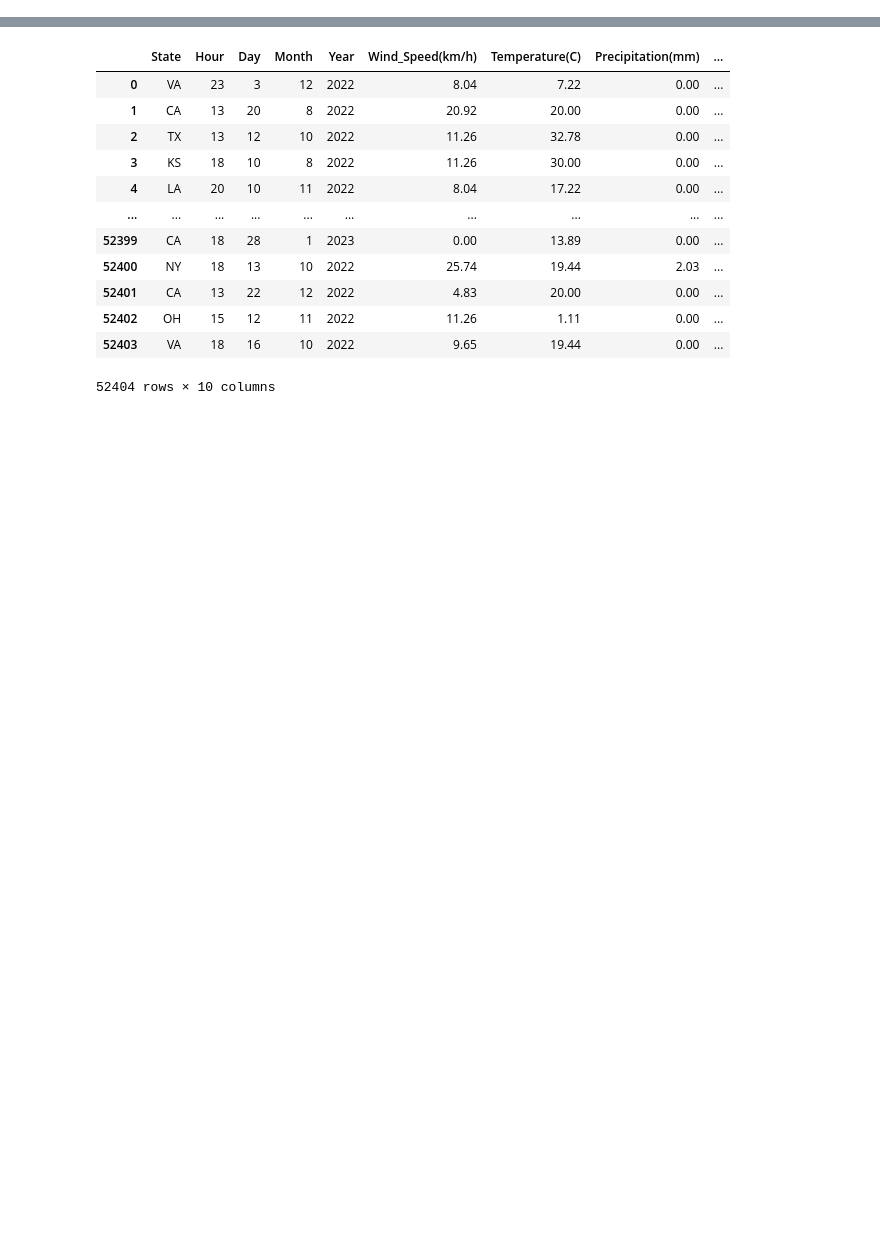
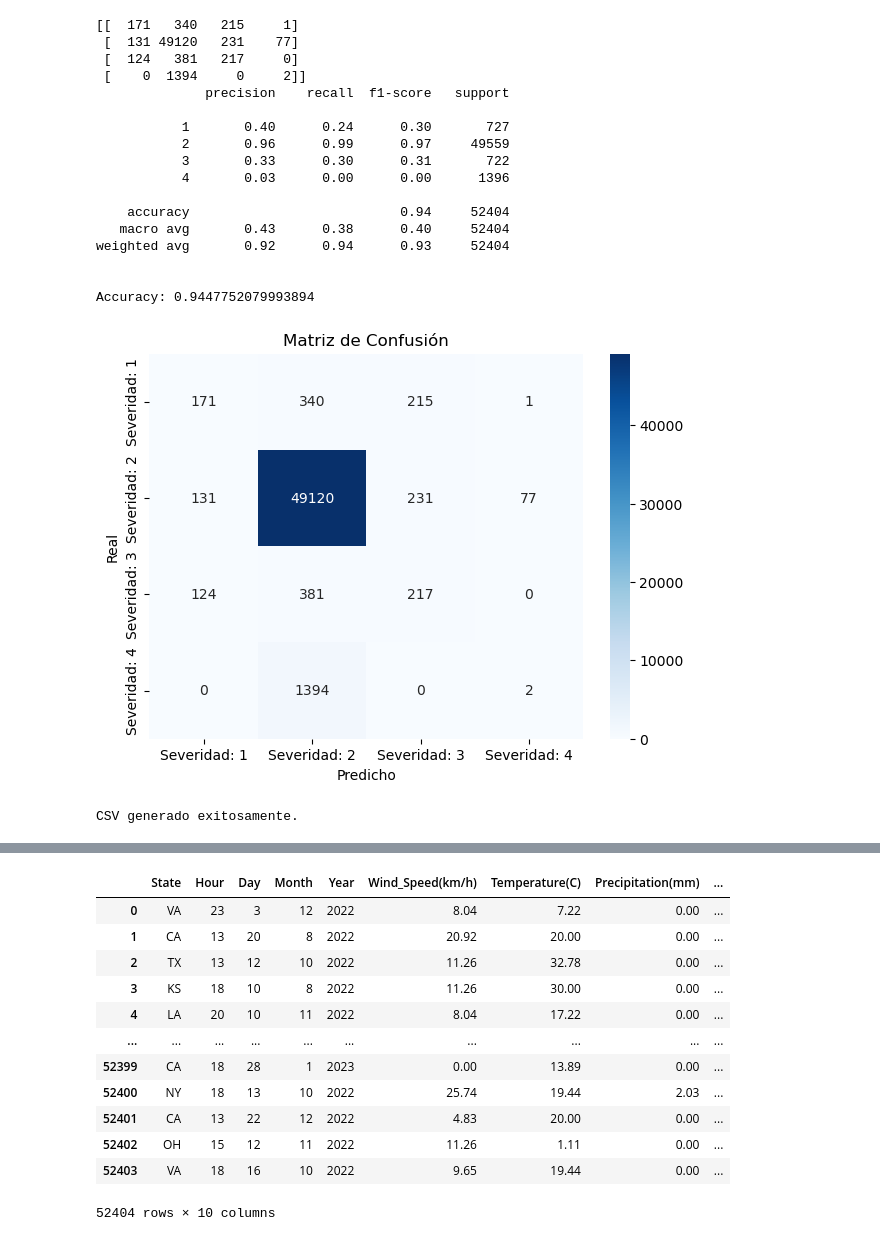
Before and after one commit to samuuap/TFM, a Jupyter notebook: Tecnicas/TFM_Predicciones 2.ipynb, the cells around one changed output, grey strips where cells are left out. Saved outputs shown, nothing was run; the diff lists cells and outputs as text; code cells hidden in the pictures; blank space fills up the shorter version.

```diff
--- a/Tecnicas/TFM_Predicciones 2.ipynb
+++ b/Tecnicas/TFM_Predicciones 2.ipynb
@@ -69,42 +117,100 @@ print("medae: ",medae)
 # %%
-#--------------------------------------------RANDOM FOREST CLASSIFIER-----------------------------------------------------
-#-------------------------------------------------------------------------------------------------------------
-import numpy as np
+import pandas as pd
 import matplotlib.pyplot as plt
 import seaborn as sns
 from sklearn.ensemble import RandomForestClassifier
-from sklearn.metrics import confusion_matrix, classification_report
+from sklearn.metrics import confusion_matrix, classification_report, accuracy_score
 from sklearn.preprocessing import StandardScaler
 
+# Cargar el dataset
+df = pd.read_csv('TFM_limpio 1.csv')
+
+# Convertir la columna de fechas a tipo datetime si no está en ese formato
+df['Start_Time'] = pd.to_datetime(df['Start_Time'])
+
+# Agregar columnas de mes, año, día y hora
+df['Month'] = df['Start_Time'].dt.month
+df['Year'] = df['Start_Time'].dt.year
+df['Day'] = df['Start_Time'].dt.day
+df['Hour'] = df['Start_Time'].dt.hour
+
+# Seleccionar características y variable objetivo
+features = ['Distance(km)', 'Month', 'Year', 'Wind_Speed(km/h)', 'Temperature(C)', 'Precipitation(mm)']
+target = 'Severity'
+
+# División del dataset en conjunto de entrenamiento (hasta julio de 2022) y conjunto de prueba (de agosto de 2022 a enero de 2023)
+train_data = df[df['Start_Time'] < '2022-08-01']
+test_data = df[(df['Start_Time'] >= '2022-08-01') & (df['Start_Time'] <= '2023-01-31')].copy()
+
+# Seleccionar características y variable objetivo para entrenamiento y prueba
+X_train = train_data[features]
+Y_train = train_data[target]
+X_validation = test_data[features]
+Y_validation = test_data[target]
 
 # Estandarizar los datos
 scaler = StandardScaler()
 X_train = scaler.fit_transform(X_train)
 X_validation = scaler.transform(X_validation)
 
 # Entrenar el modelo RandomForest
 model = RandomForestClassifier()
 model.fit(X_train, Y_train)
 
 # Realizar predicciones
 predictions = model.predict(X_validation)
 
 # Imprimir matriz de confusión
 cm = confusion_matrix(Y_validation, predictions, labels=[1, 2, 3, 4])
 print(cm)
 
 # Imprimir informe de clasificación
 print(classification_report(Y_validation, predictions))
 print("\nAccuracy:", accuracy_score(Y_validation, predictions))
+
 # Graficar matriz de confusión con etiquetas adecuadas
 plt.figure(figsize=(7, 5))
 sns.heatmap(cm, annot=True, fmt='d', cmap='Blues',
             xticklabels=['Severidad: 1', 'Severidad: 2', 'Severidad: 3', 'Severidad: 4'],
             yticklabels=['Severidad: 1', 'Severidad: 2', 'Severidad: 3', 'Severidad: 4'])
 plt.title('Matriz de Confusión')
 plt.xlabel('Predicho')
 plt.ylabel('Real')
 plt.show()
+
+# Agregar predicciones al conjunto de prueba
+test_data.loc[:, 'Predicted_Severity'] = predictions
+
+# Seleccionar columnas necesarias para el nuevo DataFrame
+columns = ['State', 'Hour', 'Day', 'Month', 'Year', 'Wind_Speed(km/h)', 'Temperature(C)', 'Precipitation(mm)', 'Predicted_Severity']
+
+# Crear un nuevo DataFrame con las columnas seleccionadas
+result_df = test_data[columns]
+
+# Guardar el DataFrame en un archivo CSV
+result_df.to_csv("predicted_severity_aug2022_jan2023.csv", index=False)
+
+print("CSV generado exitosamente.")
+# %% [output]
+[[  171   340   215     1]
+ [  131 49120   231    77]
+ [  124   381   217     0]
+ [    0  1394     0     2]]
+              precision    recall  f1-score   support
+
+           1       0.40      0.24      0.30       727
+           2       0.96      0.99      0.97     49559
+           3       0.33      0.30      0.31       722
+           4       0.03      0.00      0.00      1396
+
+    accuracy                           0.94     52404
+   macro avg       0.43      0.38      0.40     52404
+weighted avg       0.92      0.94      0.93     52404
+
+
+Accuracy: 0.9447752079993894
+[figure, added]
+CSV generado exitosamente.
 # %%
 #-------------------------------------RANDOM FOREST REGRESSOR-----------------------------------------------------
 #-------------------------------------------------------------------------------------------------------------
```
Also changed, not shown: parts of 19 cells of this notebook, 2 other files.
